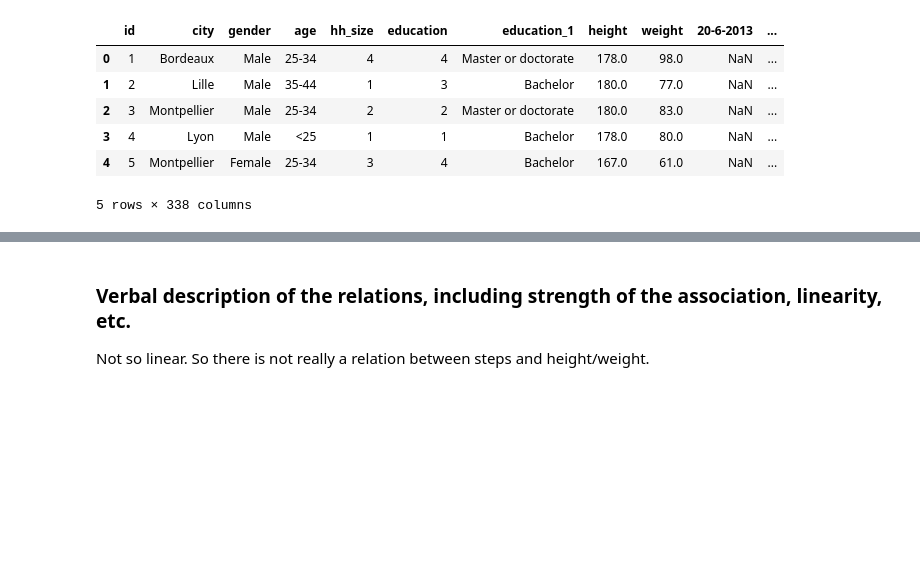
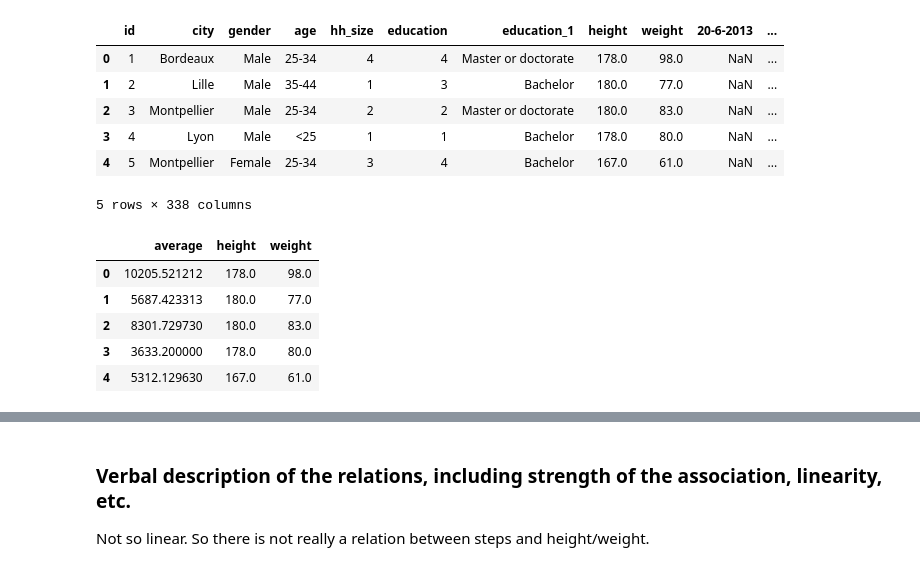
Before and after one commit to juIiette/Fundamentals-of-Machine-learning-assignments, a Jupyter notebook: Assignmentweek2.ipynb, the cells around one changed output, grey strips where cells are left out. Saved outputs shown, nothing was run; the diff lists cells and outputs as text; code cells hidden in the pictures; blank space fills up the shorter version.

```diff
--- a/Assignmentweek2.ipynb
+++ b/Assignmentweek2.ipynb
@@ -76,6 +76,15 @@ df["height"] = df["height"].dropna()
 # now i make a new df
 
 df1 = df[["average", "height", "weight"]]
+# %%
+df1.head()
+# %% [output]
+|  | average | height | weight |
+| 0 | 10205.521212 | 178.0 | 98.0 |
+| 1 | 5687.423313 | 180.0 | 77.0 |
+| 2 | 8301.729730 | 180.0 | 83.0 |
+| 3 | 3633.200000 | 178.0 | 80.0 |
+| 4 | 5312.129630 | 167.0 | 61.0 |
 # %%
 # now I make a correlation matrix
 
```
Also changed, not shown: parts of 7 cells of this notebook.
